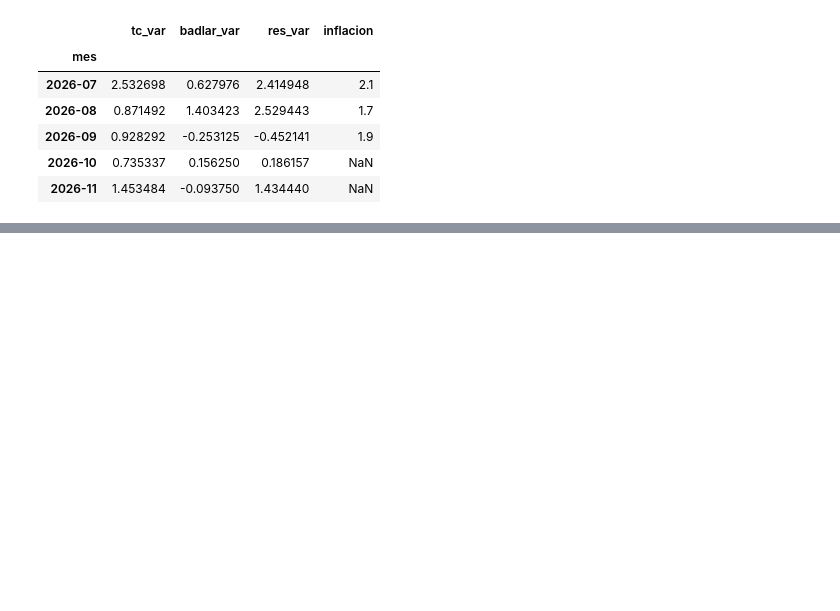
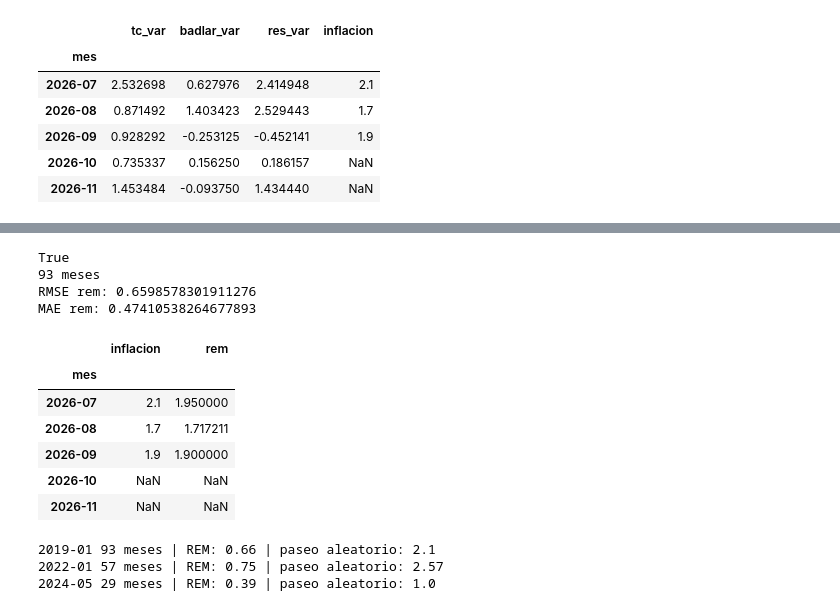
Before and after one commit to maximoquintia/inflacion-ar, a Jupyter notebook: notebooks/01_bcra_inflacion.ipynb, the cells around one changed output, grey strips where cells are left out. Cells and saved outputs as stored; diff of their text form; code cells hidden in the pictures; blank space fills up the shorter version.

```diff
--- a/notebooks/01_bcra_inflacion.ipynb
+++ b/notebooks/01_bcra_inflacion.ipynb
@@ -242,0 +300,18 @@ tabla[["tc_var", "badlar_var", "res_var", "inflacion"]].tail()
+# %%
+# nos quedamos solo con el ipc general, variacion mensual
+sel = ipc_rem[(ipc_rem["Referencia"] == "var. % mensual") &
+              (ipc_rem["Variable"].str.contains("nivel general"))].copy()
+
+# mes de la encuesta y mes sobre el que pronostican
+sel["mes_encuesta"] = pd.to_datetime(sel["Fecha de pronóstico"]).dt.to_period("M")
+sel["mes_periodo"] = pd.to_datetime(sel["Período"]).dt.to_period("M")
+
+# horizonte en meses: 0 = el mismo mes de la encuesta, 1 = el mes siguiente...
+sel["horizonte"] = ((sel["mes_periodo"].dt.year - sel["mes_encuesta"].dt.year) * 12
+                    + (sel["mes_periodo"].dt.month - sel["mes_encuesta"].dt.month))
+
+# desde cuando hay datos de cada definicion del ipc
+print(sel.groupby("Variable")["Fecha de pronóstico"].agg(["min", "max", "count"]))
+
+# que horizontes hay
+print(sel["horizonte"].value_counts().sort_index())
@@ -242,0 +352,49 @@ tabla[["tc_var", "badlar_var", "res_var", "inflacion"]].tail()
+# %%
+# la mediana del rem (horizonte 0) por mes de encuesta
+rem_mes = h0.set_index("mes_encuesta")["Mediana"].astype(float).rename("rem")
+print(rem_mes.index.is_unique)  # tiene que ser True: un solo valor por mes
+
+# lo sumamos a la tabla principal y guardamos
+tabla = tabla.join(rem_mes)
+tabla.to_csv("../data/processed/tabla_mensual.csv")
+
+# error del rem contra la inflacion real, en los meses donde hay las dos
+datos = tabla.dropna(subset=["inflacion", "rem"])
+err = datos["inflacion"] - datos["rem"]
+print(len(datos), "meses")
+print("RMSE rem:", (err**2).mean()**0.5)
+print("MAE rem:", err.abs().mean())
+tabla[["inflacion", "rem"]].tail()
+# %% [output]
+True
+93 meses
+RMSE rem: 0.6598578301911276
+MAE rem: 0.47410538264677893
+|  | inflacion | rem |
+| mes |  |  |
+| 2026-07 | 2.1 | 1.950000 |
+| 2026-08 | 1.7 | 1.717211 |
+| 2026-09 | 1.9 | 1.900000 |
+| 2026-10 | NaN | NaN |
+| 2026-11 | NaN | NaN |
+# %%
+# paseo aleatorio: pronostico = inflacion del mes anterior
+tabla["rw"] = tabla["inflacion"].shift(1)
+
+# nos quedamos con los meses donde tenemos todo
+datos = tabla.dropna(subset=["inflacion", "rem", "rw"]).copy()
+
+# funcion para calcular el rmse de un error
+def rmse(e):
+    return (e**2).mean()**0.5
+
+# comparamos en tres periodos
+for desde in ["2019-01", "2022-01", "2024-05"]:
+    d = datos.loc[desde:]
+    e_rem = d["inflacion"] - d["rem"]
+    e_rw = d["inflacion"] - d["rw"]
+    print(desde, len(d), "meses | REM:", round(rmse(e_rem), 2), "| paseo aleatorio:", round(rmse(e_rw), 2))
+# %% [output]
+2019-01 93 meses | REM: 0.66 | paseo aleatorio: 2.1
+2022-01 57 meses | REM: 0.75 | paseo aleatorio: 2.57
+2024-05 29 meses | REM: 0.39 | paseo aleatorio: 1.0
```
Also changed, not shown: parts of 7 cells of this notebook, 2 other files.
